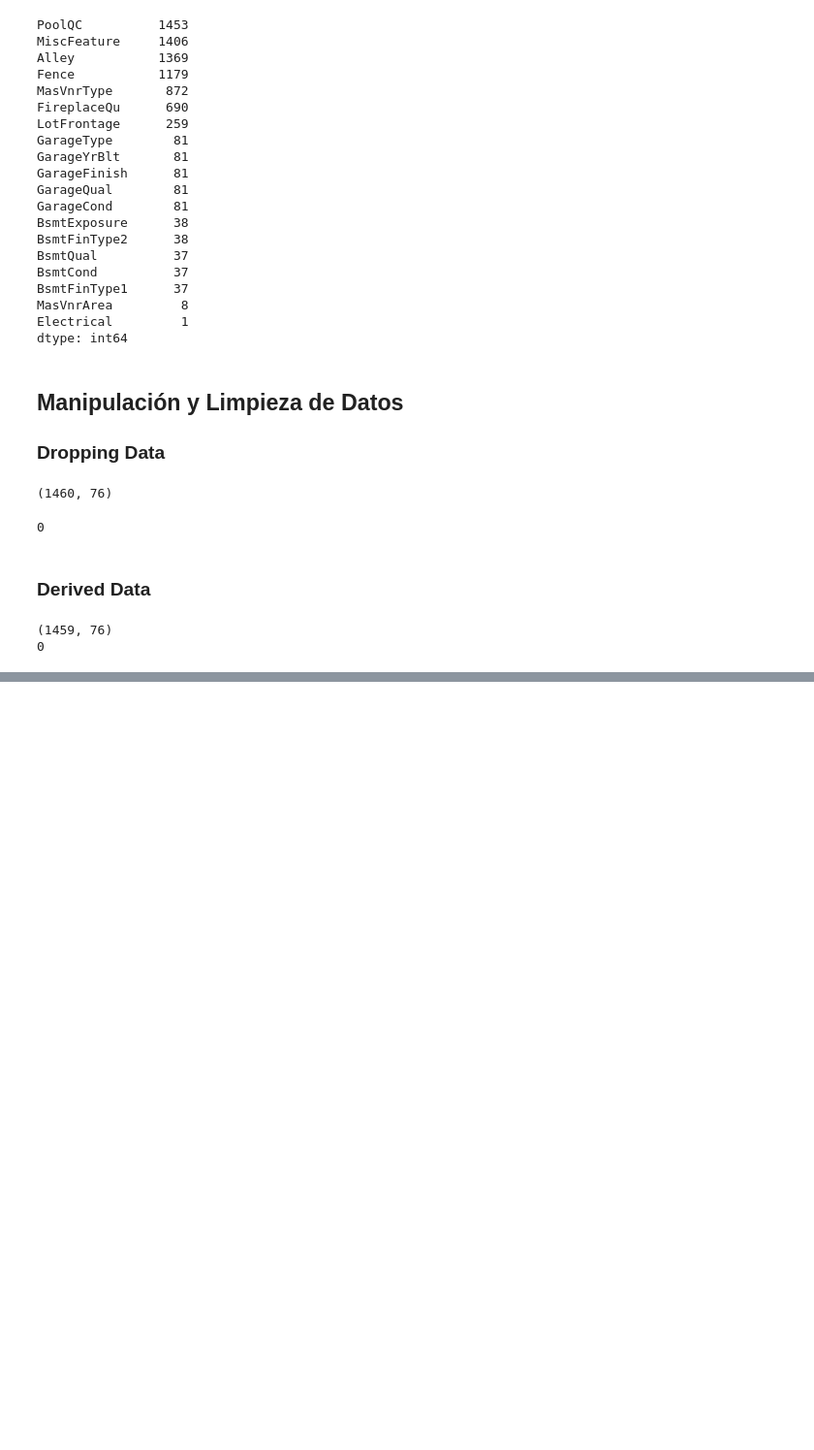
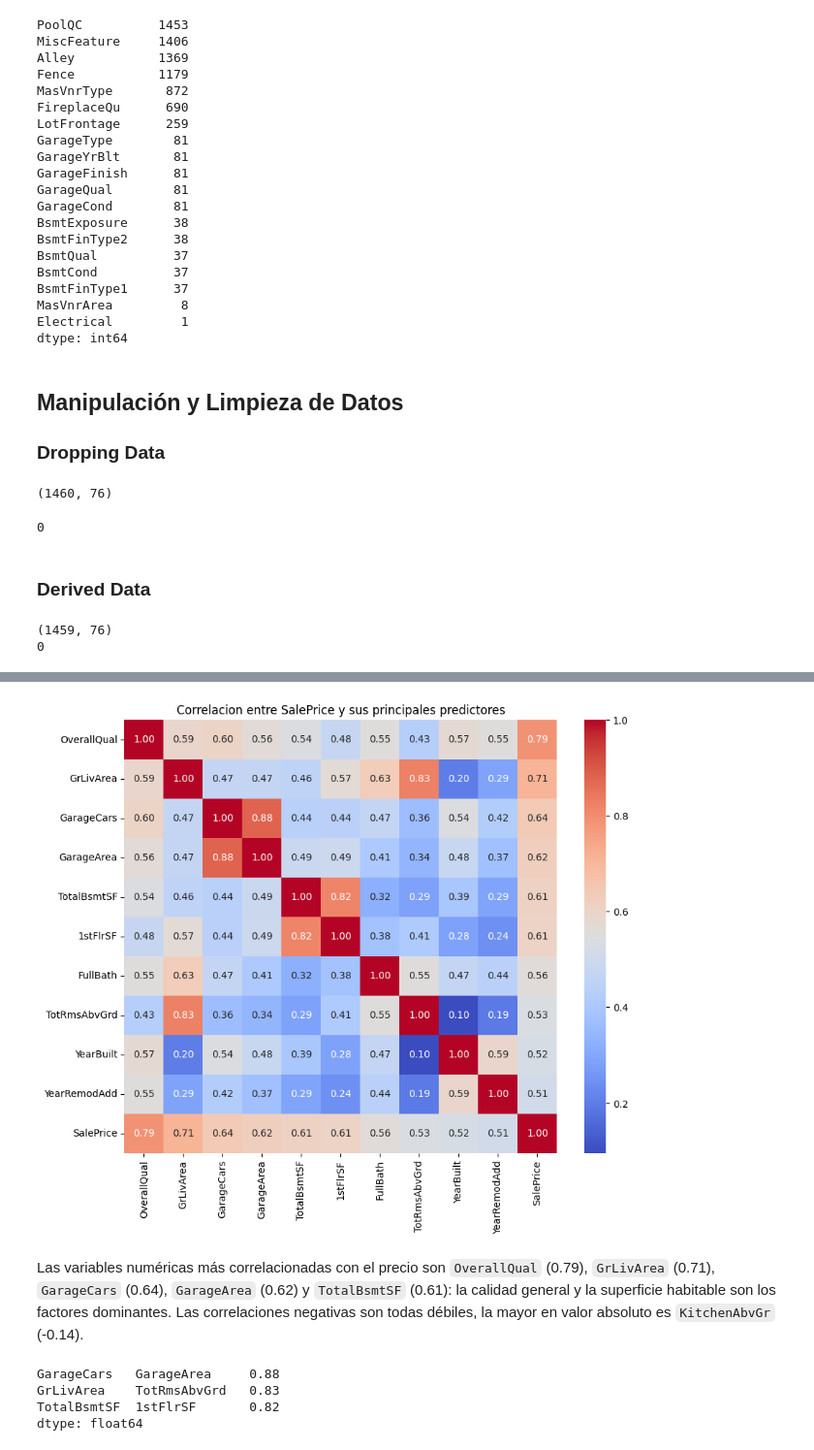
Before and after one commit to 01mi01/housing-regression-pycaret, a Jupyter notebook: MFSDv1p2_Regresion_Avanzada_con_PyCaret.ipynb, the cells around one changed output, grey strips where cells are left out. Shown at 97% size. Saved outputs shown, nothing was run; the diff lists cells and outputs as text; code cells hidden in the pictures; blank space fills up the shorter version.

```diff
--- a/MFSDv1p2_Regresion_Avanzada_con_PyCaret.ipynb
+++ b/MFSDv1p2_Regresion_Avanzada_con_PyCaret.ipynb
@@ -236,0 +351,7 @@ print(df.isnull().sum().sum())
+# %%
+# Correlacion de las variables numericas con SalePrice
+corr_target = df[num_cols].corr()['SalePrice'].drop('SalePrice').sort_values(ascending=False)
+print('Top 10 correlaciones positivas:')
+print(corr_target.head(10))
+print('\nTop 5 correlaciones negativas:')
+print(corr_target.tail(5))
@@ -236,0 +379,21 @@ print(df.isnull().sum().sum())
+# %%
+# Mapa de calor de las variables mas correlacionadas con SalePrice
+top_corr = corr_target.abs().sort_values(ascending=False).head(10).index.tolist()
+plt.figure(figsize=(10, 8))
+sns.heatmap(df[top_corr + ['SalePrice']].corr(), annot=True, fmt='.2f', cmap='coolwarm', square=True)
+plt.title('Correlacion entre SalePrice y sus principales predictores')
+plt.show()
+# %% [output]
+[figure, added]
+# %% [markdown]
+Las variables numéricas más correlacionadas con el precio son `OverallQual` (0.79), `GrLivArea` (0.71), `GarageCars` (0.64), `GarageArea` (0.62) y `TotalBsmtSF` (0.61): la calidad general y la superficie habitable son los factores dominantes. Las correlaciones negativas son todas débiles, la mayor en valor absoluto es `KitchenAbvGr` (-0.14).
+# %%
+# Pares de variables numericas muy correlacionadas entre si (multicolinealidad)
+corr_num = df[num_cols].drop(columns=['SalePrice']).corr().abs()
+pares = corr_num.where(np.triu(np.ones(corr_num.shape), k=1).astype(bool)).stack()
+print(pares[pares > 0.7].sort_values(ascending=False))
+# %% [output]
+GarageCars   GarageArea     0.88
+GrLivArea    TotRmsAbvGrd   0.83
+TotalBsmtSF  1stFlrSF       0.82
+dtype: float64
```
Also changed, not shown: parts of 23 cells of this notebook, 2 other files.
